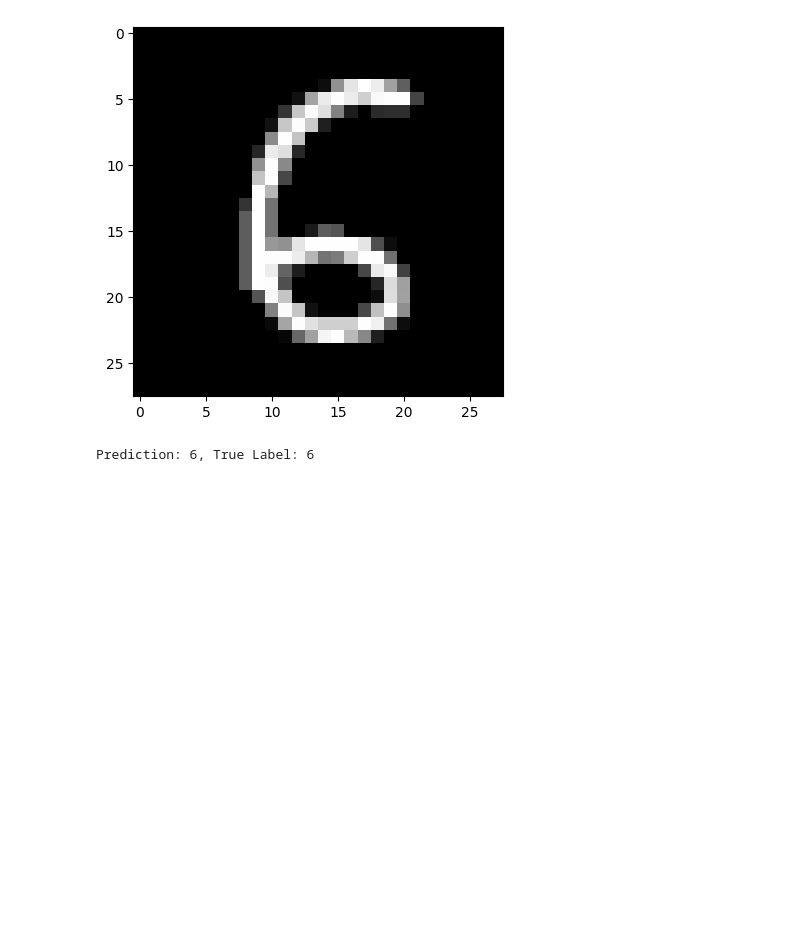
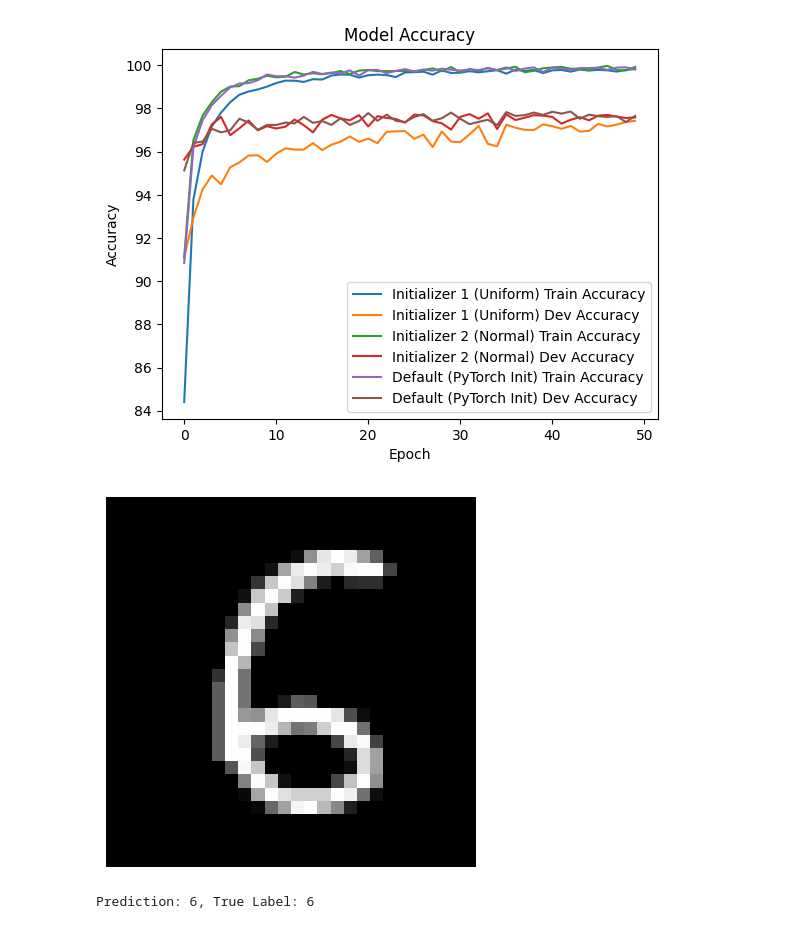
Before and after one commit to chardonarthur/shallow-neural-network, a Jupyter notebook: shallow-neural-network-pytorch.ipynb, the cells around one changed output. Drawn from its saved outputs; the diff is of its cells as text; code cells hidden in the pictures; blank space fills up the shorter version.

Commit message:
Kaggle Notebook | Shallow Neural Network PyTorch | Version 3

```diff
--- a/shallow-neural-network-pytorch.ipynb
+++ b/shallow-neural-network-pytorch.ipynb
@@ -118,16 +112,0 @@ def plot_history(train_acc, dev_acc, name):
-# %%
-# Train and evaluate with both custom initializations
-initializers = {'Initializer 1 (Uniform)': custom_initializer_1,
-                'Initializer 2 (Normal)': custom_initializer_2}
-
-for name, initializer in initializers.items():
-    print(f"Training model with {name}")
-
-    # Build model with the current initializer
-    model = SimpleNN(initializer)
-
-    # Train the model
-    train_acc, dev_acc = train_model(model, train_loader, dev_loader)
-
-    # Plot accuracy
-    plot_history(train_acc, dev_acc, name)
@@ -171,13 +113,51 @@ Epoch 50/50, Loss: 1.5893, Train Accuracy: 87.36%, Dev Accuracy: 84.23%
 # %%
+# Plotting function for accuracy
+def plot_history(train_accs, dev_accs, names):
+    for i, name in enumerate(names):
+        plt.plot(train_accs[i], label=f'{name} Train Accuracy')
+        plt.plot(dev_accs[i], label=f'{name} Dev Accuracy')
+    plt.title('Model Accuracy')
+    plt.xlabel('Epoch')
+    plt.ylabel('Accuracy')
+    plt.legend()
+    plt.show()
+
+# Train and evaluate with both custom initializations and default PyTorch initialization
+initializers = {
+    'Initializer 1 (Uniform)': custom_initializer_1,
+    'Initializer 2 (Normal)': custom_initializer_2,
+    'Default (PyTorch Init)': None
+}
+
+train_accs = []
+dev_accs = []
+
+for name, initializer in initializers.items():
+    print(f"Training model with {name}")
+
+    # Build model with the current initializer
+    model = SimpleNN(initializer)
+
+    # Train the model
+    train_acc, dev_acc = train_model(model, train_loader, dev_loader)
+
+    # Store results for plotting
+    train_accs.append(train_acc)
+    dev_accs.append(dev_acc)
+
+# Plot all accuracies
+plot_history(train_accs, dev_accs, initializers.keys())
+
 # Predict a sample and visualize
 index = 5  # Pick a sample index
 current_image = X_dev[index].reshape(28, 28).numpy()  # Reshape from 784 to 28x28
 
 # Display the image
 plt.imshow(current_image, cmap='gray')
+plt.axis('off')  # Hide axis
 plt.show()
 
-# Make a prediction
+# Make a prediction with the last trained model (using last initializer)
 model.eval()
 sample = X_dev[index].reshape(1, 784)
 prediction = torch.argmax(model(sample)).item()
@@ -188,2 +185,3 @@ print(f"Prediction: {prediction}, True Label: {true_label}")
-[figure, old version]
+[figure, new version]
-Prediction: 6, True Label: 6
+[figure, added]
+Prediction: 6, True Label: 6
```
Also changed, not shown: parts of 4 cells of this notebook.
